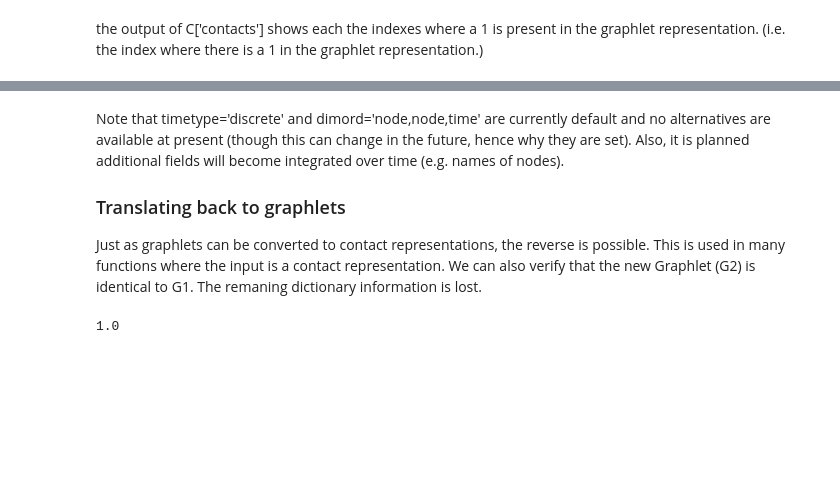
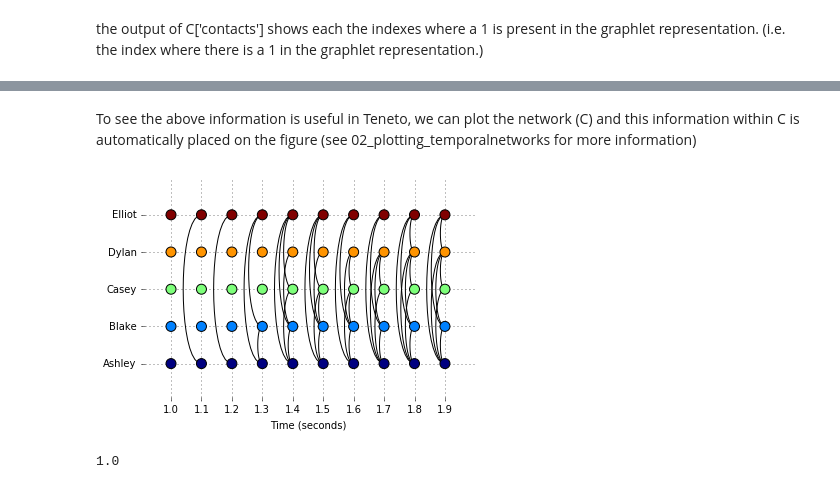
Before and after one commit to wiheto/teneto, a Jupyter notebook: examples/01_network_representations.ipynb, the cells around one changed output, grey strips where cells are left out. Cells and saved outputs as stored; diff of their text form; code cells hidden in the pictures; blank space fills up the shorter version.

```diff
--- a/examples/01_network_representations.ipynb
+++ b/examples/01_network_representations.ipynb
@@ -91,8 +95,9 @@ It is possible for us to set the different aspects of the contact rerpesentation
 # %%
 cfg={}
 cfg['Fs']=0.1
-cfg['timeunits']='seconds'
+cfg['timeunit']='seconds'
 cfg['nettype']='bu'
+cfg['nLabs'] = ['Ashley','Blake','Casey','Dylan','Elliot']
 # add user specified information
 cfg['experimental parameter'] = 'group A'
 C = teneto.utils.graphlet2contact(G,cfg)
@@ -102,5 +107,5 @@ print(C['experimental parameter'])
 # Will say: 0.1
 print(C['Fs'])
 # Will say: 'seconds'
-print(C['timeunits'])
+print(C['timeunit'])
 # %% [output]
@@ -108,12 +112,20 @@ Warning, no sampling rate set. Assuming 1.
 group A
 0.1
 seconds
-# %% [markdown]
- Note that timetype='discrete' and dimord='node,node,time' are currently default and no alternatives are available at present (though this can change in the future, hence why they are set). Also, it is planned additional fields will become integrated over time (e.g. names of nodes).
-
-### Translating back to graphlets
-
-Just as graphlets can be converted to contact representations, the reverse is possible. This is used in many functions where the input is a contact representation. We can also verify that the new Graphlet (G2) is identical to G1. The remaning dictionary information is lost.
+# %% [markdown]
+ To see the above information is useful in Teneto, we can plot the network (C) and this information within C is automatically placed on the figure (see 02_plotting_temporalnetworks for more information)
+# %%
+%matplotlib inline
+import matplotlib.pyplot as plt
+fig,ax = plt.subplots()
+ax = plt.subplot(1,1,1)
+ax = teneto.plot.slice_plot(C,ax)
+
+# ### Translating back to graphlets
+
+# Just as graphlets can be converted to contact representations, the reverse is possible. This is used in many functions where the input is a contact representation. We can also verify that the new Graphlet (G2) is identical to G1. The remaning dictionary information is lost.
+# %% [output]
+[figure, added]
 # %%
 G2 = teneto.utils.contact2graphlet(C)
 print(np.sum(G2==G)/G.size)
```
Also changed, not shown: parts of 5 cells of this notebook, 2 other files.
